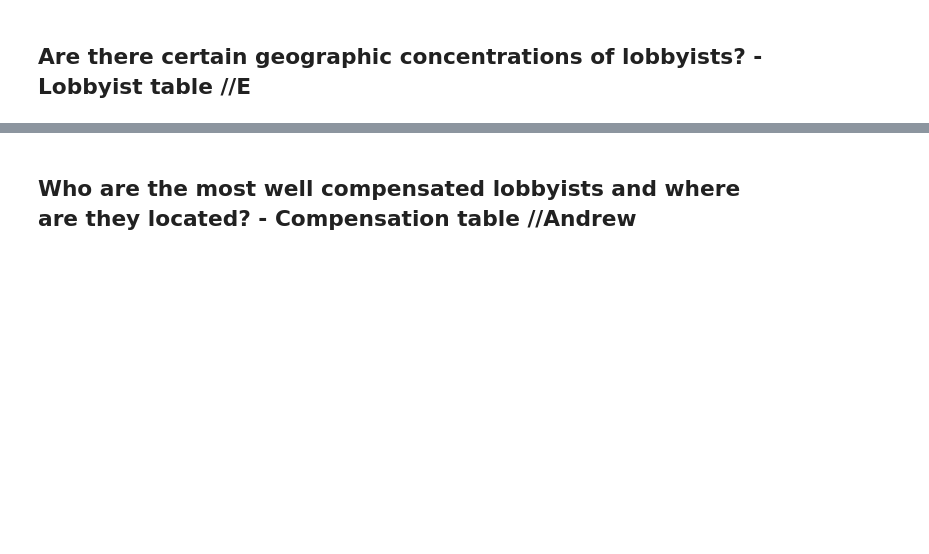
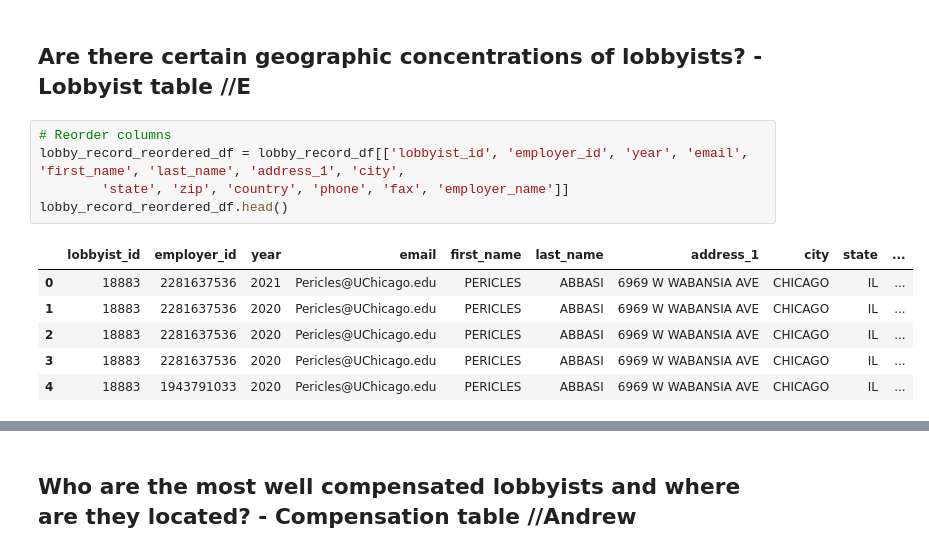
Before and after one commit to eabouche/group-project-3-lobbyist-analysis, a Jupyter notebook: Lobbyist_ETL_and_Analysis.ipynb, the cells around one changed output, grey strips where cells are left out. Saved outputs shown, nothing was run; the diff lists cells and outputs as text; blank space fills up the shorter version.

```diff
--- a/Lobbyist_ETL_and_Analysis.ipynb
+++ b/Lobbyist_ETL_and_Analysis.ipynb
@@ -709,3 +762,15 @@ conn.close()
 # Questions to analyze
 # %% [markdown]
 ## Are there certain geographic concentrations of lobbyists? - Lobbyist table //E
+# %%
+# Reorder columns
+lobby_record_reordered_df = lobby_record_df[['lobbyist_id', 'employer_id', 'year', 'email', 'first_name', 'last_name', 'address_1', 'city',
+        'state', 'zip', 'country', 'phone', 'fax', 'employer_name']]
+lobby_record_reordered_df.head()
+# %% [output]
+|  | lobbyist_id | employer_id | year | email | first_name | last_name | address_1 | city | state | ... |
+| 0 | 18883 | 2281637536 | 2021 | Pericles@UChicago.edu | PERICLES | ABBASI | 6969 W WABANSIA AVE | CHICAGO | IL | ... |
+| 1 | 18883 | 2281637536 | 2020 | Pericles@UChicago.edu | PERICLES | ABBASI | 6969 W WABANSIA AVE | CHICAGO | IL | ... |
+| 2 | 18883 | 2281637536 | 2020 | Pericles@UChicago.edu | PERICLES | ABBASI | 6969 W WABANSIA AVE | CHICAGO | IL | ... |
+| 3 | 18883 | 2281637536 | 2020 | Pericles@UChicago.edu | PERICLES | ABBASI | 6969 W WABANSIA AVE | CHICAGO | IL | ... |
+| 4 | 18883 | 1943791033 | 2020 | Pericles@UChicago.edu | PERICLES | ABBASI | 6969 W WABANSIA AVE | CHICAGO | IL | ... |
```
Also changed, not shown: parts of 15 cells of this notebook.
